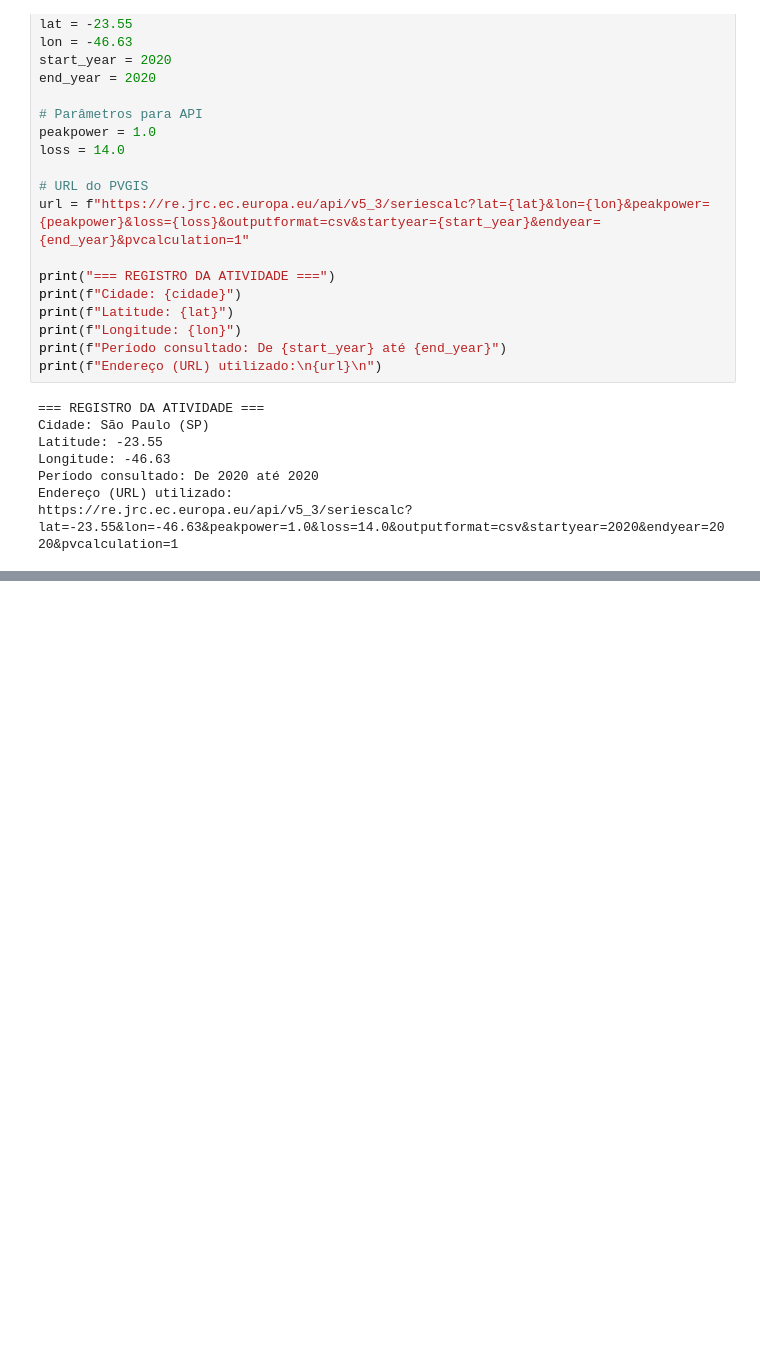
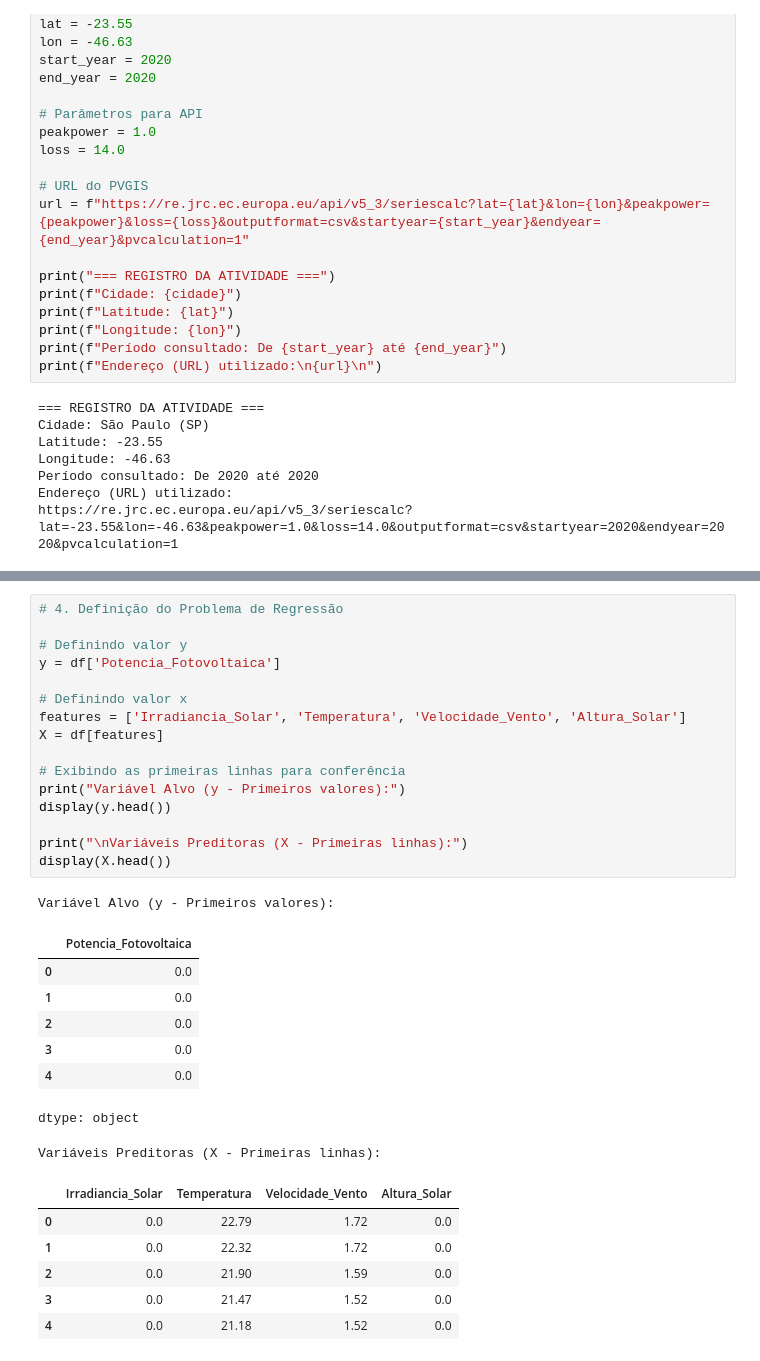
Before and after one commit to PedroHNeves1505/CP2_MLAM_Semestre_2, a Jupyter notebook: CP2_SERS_Semestre_2.ipynb, the cells around one changed output, grey strips where cells are left out. Drawn from its saved outputs; the diff is of its cells as text; blank space fills up the shorter version.

```diff
--- a/CP2_SERS_Semestre_2.ipynb
+++ b/CP2_SERS_Semestre_2.ipynb
@@ -109,0 +160,32 @@ Nomes renomeados das colunas no CSV: ['Data_Hora', 'Potencia_Fotovoltaica', 'Irr
+# %%
+# 4. Definição do Problema de Regressão
+
+# Definindo valor y
+y = df['Potencia_Fotovoltaica']
+
+# Definindo valor x
+features = ['Irradiancia_Solar', 'Temperatura', 'Velocidade_Vento', 'Altura_Solar']
+X = df[features]
+
+# Exibindo as primeiras linhas para conferência
+print("Variável Alvo (y - Primeiros valores):")
+display(y.head())
+
+print("\nVariáveis Preditoras (X - Primeiras linhas):")
+display(X.head())
+# %% [output]
+Variável Alvo (y - Primeiros valores):
+|  | Potencia_Fotovoltaica |
+| 0 | 0.0 |
+| 1 | 0.0 |
+| 2 | 0.0 |
+| 3 | 0.0 |
+| 4 | 0.0 |
+dtype: object
+Variáveis Preditoras (X - Primeiras linhas):
+|  | Irradiancia_Solar | Temperatura | Velocidade_Vento | Altura_Solar |
+| 0 | 0.0 | 22.79 | 1.72 | 0.0 |
+| 1 | 0.0 | 22.32 | 1.72 | 0.0 |
+| 2 | 0.0 | 21.90 | 1.59 | 0.0 |
+| 3 | 0.0 | 21.47 | 1.52 | 0.0 |
+| 4 | 0.0 | 21.18 | 1.52 | 0.0 |
```
Also changed, not shown: parts of 8 cells of this notebook.
